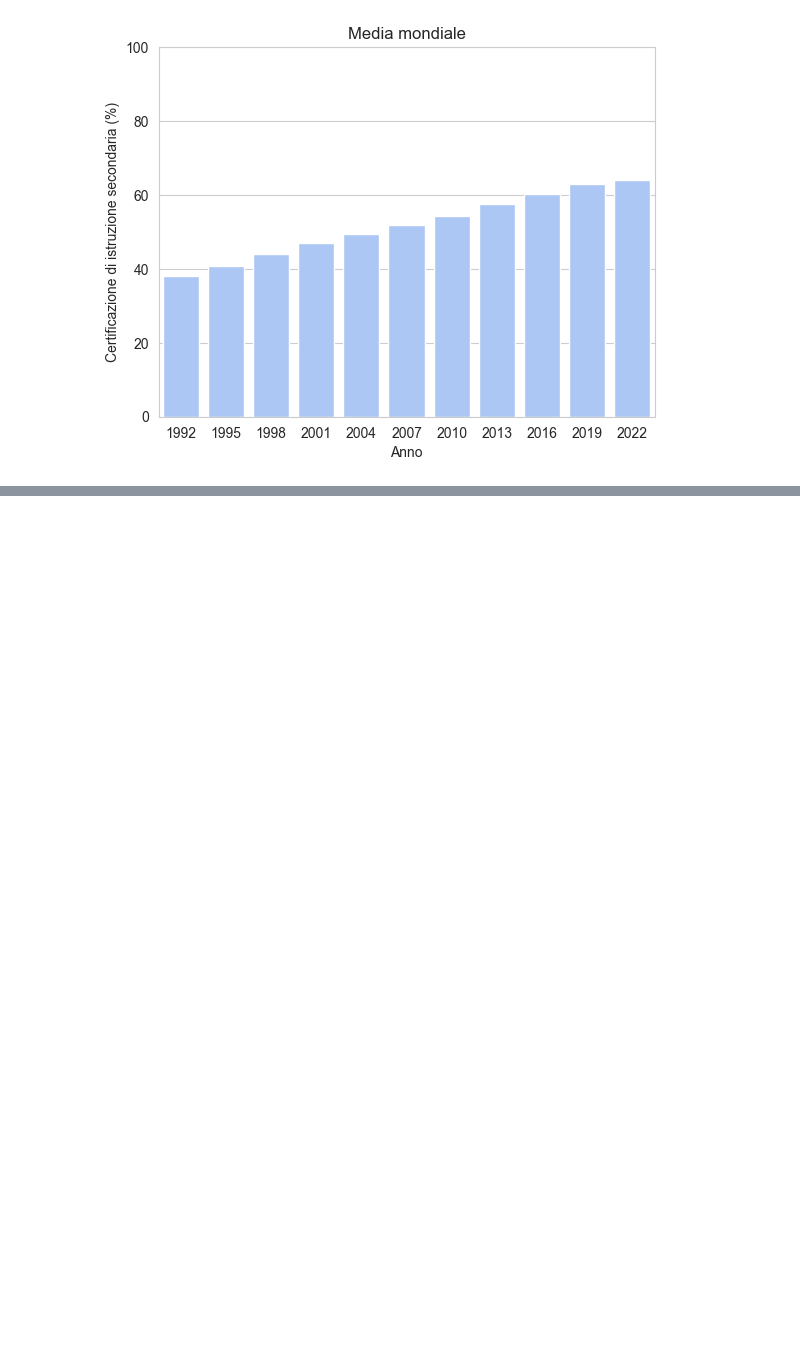
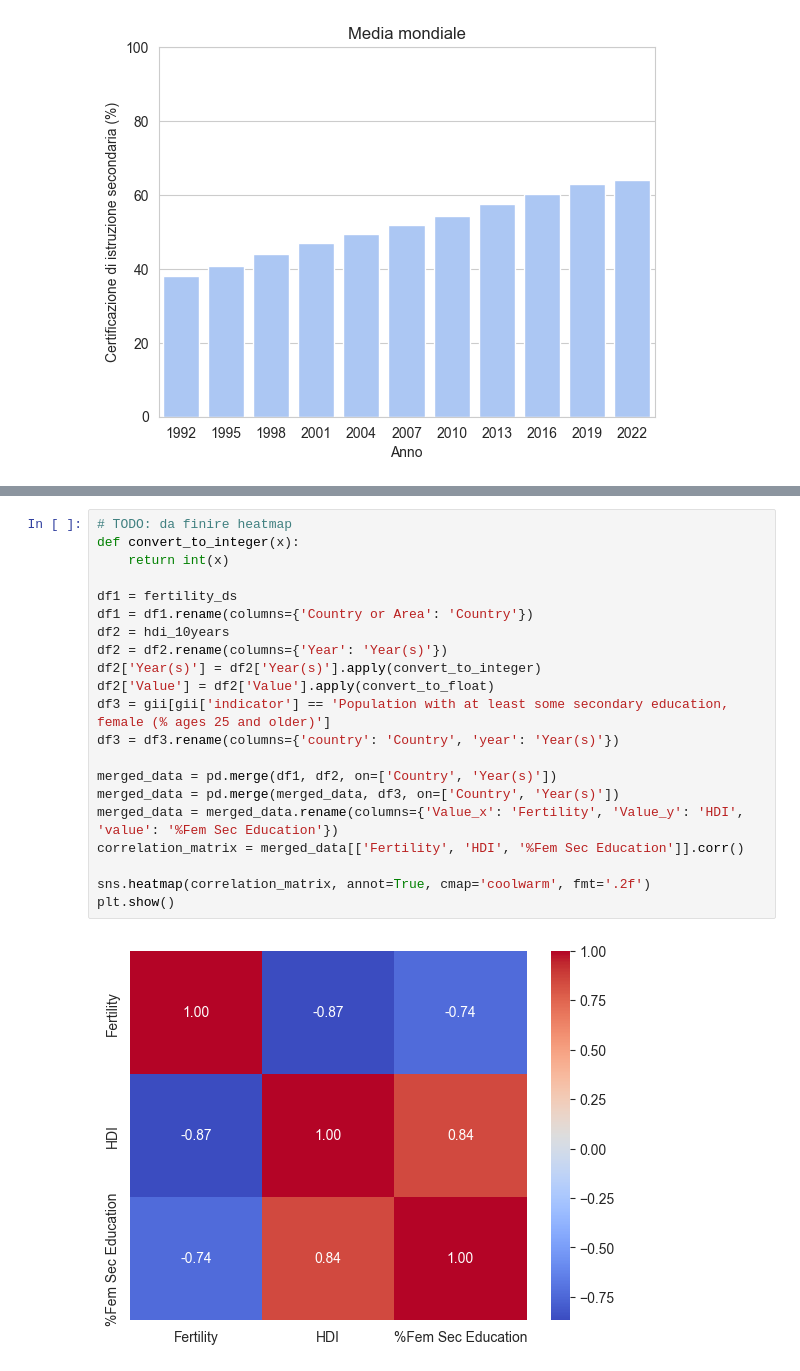
Before and after one commit to ByZeroMatt/SciVis_Project_2024, a Jupyter notebook: src/main/main.ipynb, the cells around one changed output, grey strips where cells are left out. Cells and saved outputs as stored; diff of their text form; blank space fills up the shorter version.

```diff
--- a/src/main/main.ipynb
+++ b/src/main/main.ipynb
@@ -559,0 +544,23 @@ plt.show()
+# %%
+# TODO: da finire heatmap
+def convert_to_integer(x):
+    return int(x)
+
+df1 = fertility_ds
+df1 = df1.rename(columns={'Country or Area': 'Country'})
+df2 = hdi_10years
+df2 = df2.rename(columns={'Year': 'Year(s)'})
+df2['Year(s)'] = df2['Year(s)'].apply(convert_to_integer)
+df2['Value'] = df2['Value'].apply(convert_to_float)
+df3 = gii[gii['indicator'] == 'Population with at least some secondary education, female (% ages 25 and older)']
+df3 = df3.rename(columns={'country': 'Country', 'year': 'Year(s)'})
+
+merged_data = pd.merge(df1, df2, on=['Country', 'Year(s)'])
+merged_data = pd.merge(merged_data, df3, on=['Country', 'Year(s)'])
+merged_data = merged_data.rename(columns={'Value_x': 'Fertility', 'Value_y': 'HDI', 'value': '%Fem Sec Education'})
+correlation_matrix = merged_data[['Fertility', 'HDI', '%Fem Sec Education']].corr()
+
+sns.heatmap(correlation_matrix, annot=True, cmap='coolwarm', fmt='.2f')
+plt.show()
+# %% [output]
+[figure, added]
```
Also changed, not shown: parts of 5 cells of this notebook, 2 other files.
